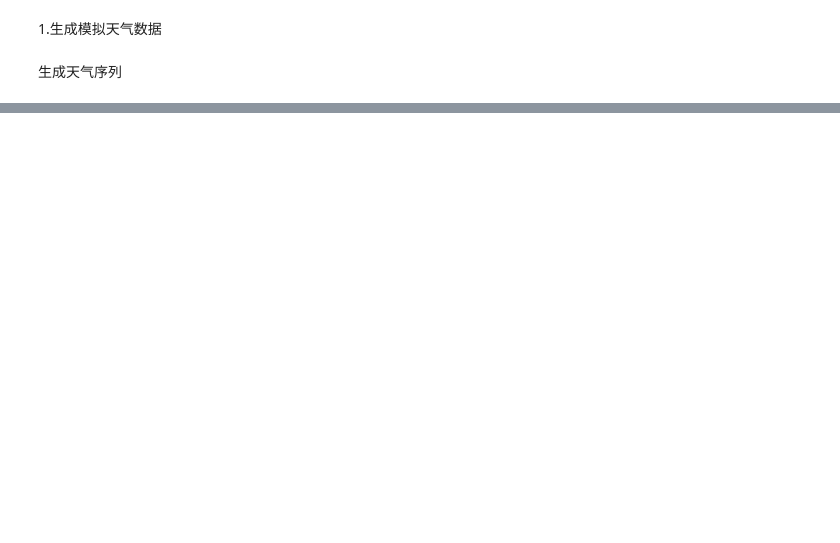
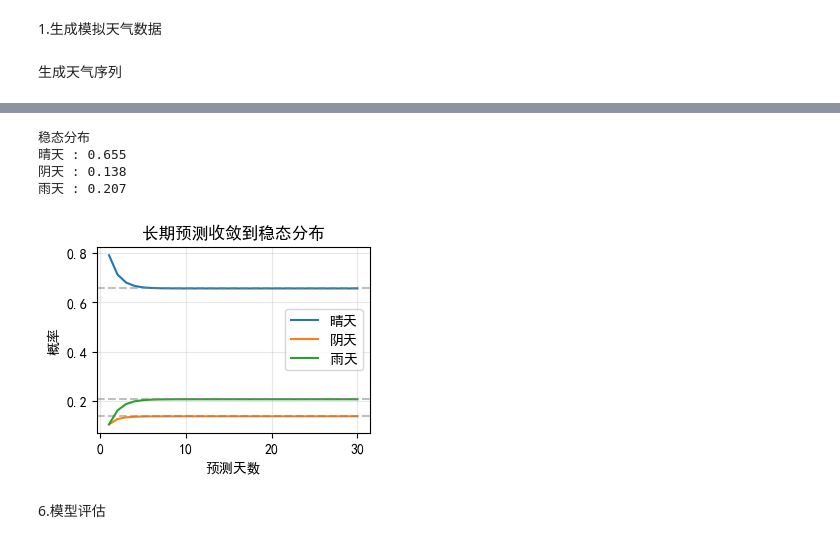
Before and after one commit to JerryZhang-git49/modeling, a Jupyter notebook: 马尔可夫预测/predicting_weather.ipynb, the cells around one changed output, grey strips where cells are left out. Cells and saved outputs as stored; diff of their text form; code cells hidden in the pictures; blank space fills up the shorter version.

```diff
--- a/马尔可夫预测/predicting_weather.ipynb
+++ b/马尔可夫预测/predicting_weather.ipynb
@@ -124,0 +317,49 @@ print(f"\n数据形状：{df.shape}")
+# %%
+def compute_steady_state(transition_matrix):
+    """计算马尔可夫链的稳态分布"""
+    # 求解 π = π * P
+    # 等价于求解 (P^T - I)π = 0, 且 sum(π) = 1
+    n = transition_matrix.shape[0]
+    A = transition_matrix.T - np.eye(n)  # 表示P^T - I
+    A = np.vstack([A,np.ones(n)])  # 在最后一行加一行1————添加约束条件 Σπ_i = 1
+    b = np.zeros(n+1)
+    b[-1] = 1  # 在最后一行加一行1————添加约束条件 Σπ_i = 1
+
+    # 使用最小二乘法
+    steady_state = np.linalg.lstsq(A,b,rcond=None)[0]
+    return steady_state
+
+steady_state = compute_steady_state(estimated_matrix)
+
+print('\n稳态分布')
+for i, state in enumerate(weather_states):
+    print(f'{state} : {steady_state[i]:.3f}')
+# %% [output]
+稳态分布
+晴天 : 0.655
+阴天 : 0.138
+雨天 : 0.207
+# %%
+# 子图4：长期预测vs稳态
+plt.subplot(2,2,4)
+
+long_term_days = 30
+_, lomg_term_probs = predict_weather(current_weather, estimated_matrix, long_term_days)
+
+for i, state in enumerate(weather_states):
+    probs = [p[i] for p in lomg_term_probs]
+    plt.plot(range(1,long_term_days+1), probs, label=f'{state}')
+    plt.axhline(y=steady_state[i], color='grey', linestyle='--', alpha=0.5)
+
+plt.xlabel('预测天数')
+plt.ylabel('概率')
+plt.title('长期预测收敛到稳态分布')
+plt.legend()
+plt.grid(True, alpha=0.3)
+
+plt.tight_layout()
+plt.show()
+# %% [output]
+[figure, added]
+# %% [markdown]
+6.模型评估
```
Also changed, not shown: parts of 17 cells of this notebook.
